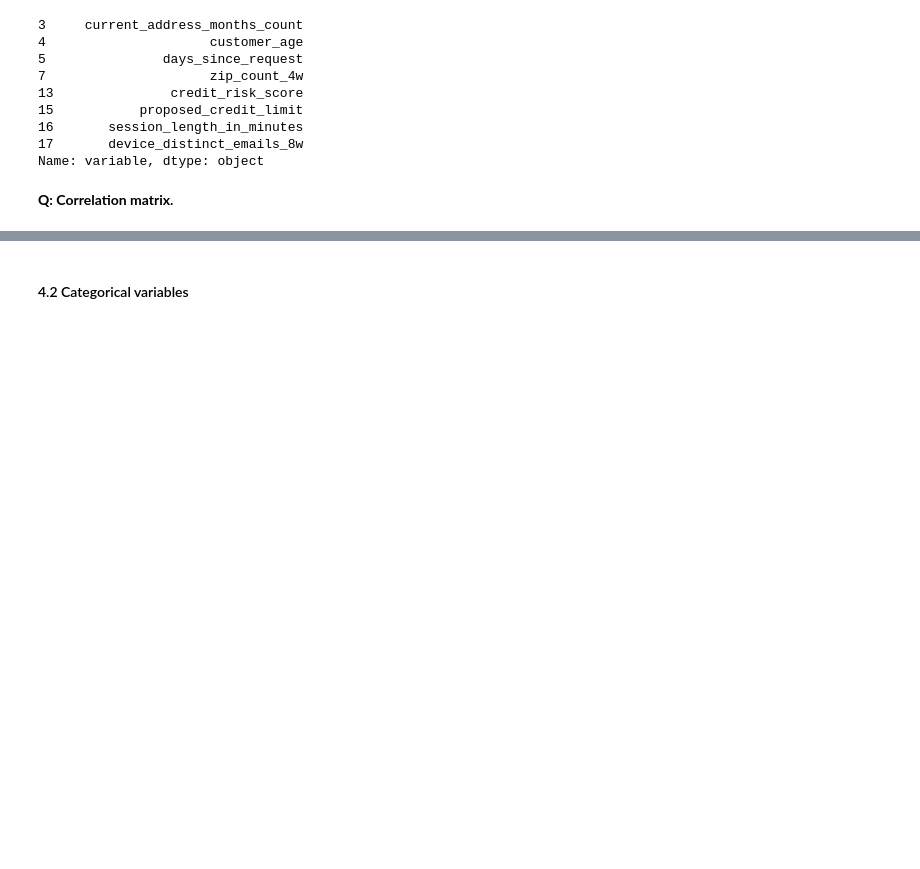
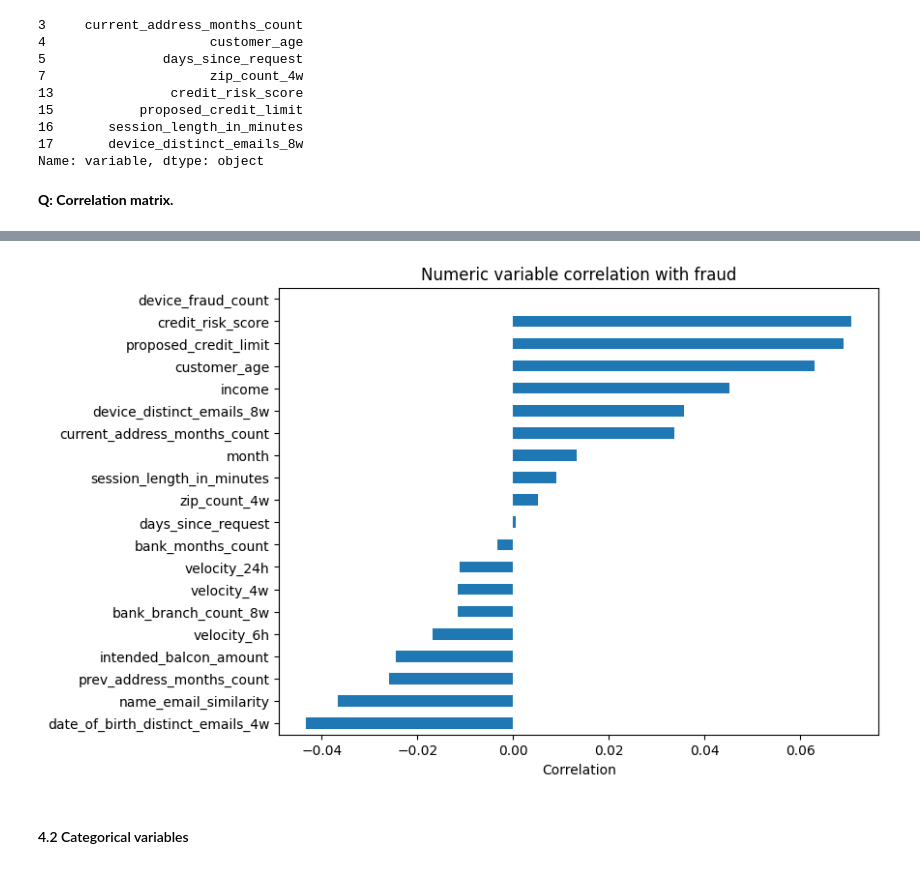
Before and after one commit to mrlizhaozhi/fraud-detection-data-analytics-and-modelling, a Jupyter notebook: BAF-Fraud-Detection-Models.ipynb, the cells around one changed output, grey strips where cells are left out. Drawn from its saved outputs; the diff is of its cells as text; code cells hidden in the pictures; blank space fills up the shorter version.

```diff
--- a/BAF-Fraud-Detection-Models.ipynb
+++ b/BAF-Fraud-Detection-Models.ipynb
@@ -843,3 +894,17 @@ Name: variable, dtype: object
+# %%
+# produce a correlation barplot
+numeric_variables_fraud_correlation2 = base_numeric_subset.corr()['fraud_bool'].drop('fraud_bool')
+
+numeric_variables_fraud_correlation2.sort_values().plot(
+    kind='barh',
+    figsize=(8,6)
+)
+
+plt.title('Numeric variable correlation with fraud')
+plt.xlabel('Correlation')
+plt.show()
+# %% [output]
+[figure, added]
 # %% [markdown]
 #### 4.2 Categorical variables
 # %% [markdown]
```
Also changed, not shown: parts of 6 cells of this notebook, 1 other file.
